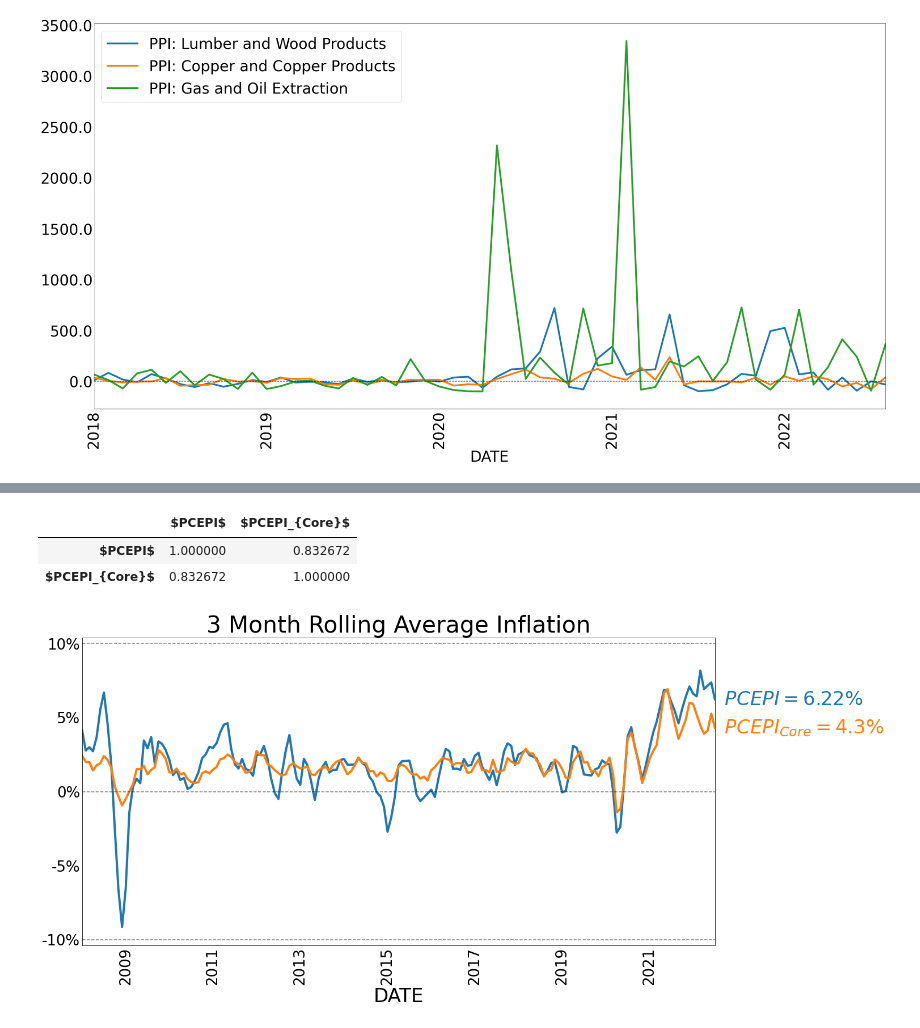
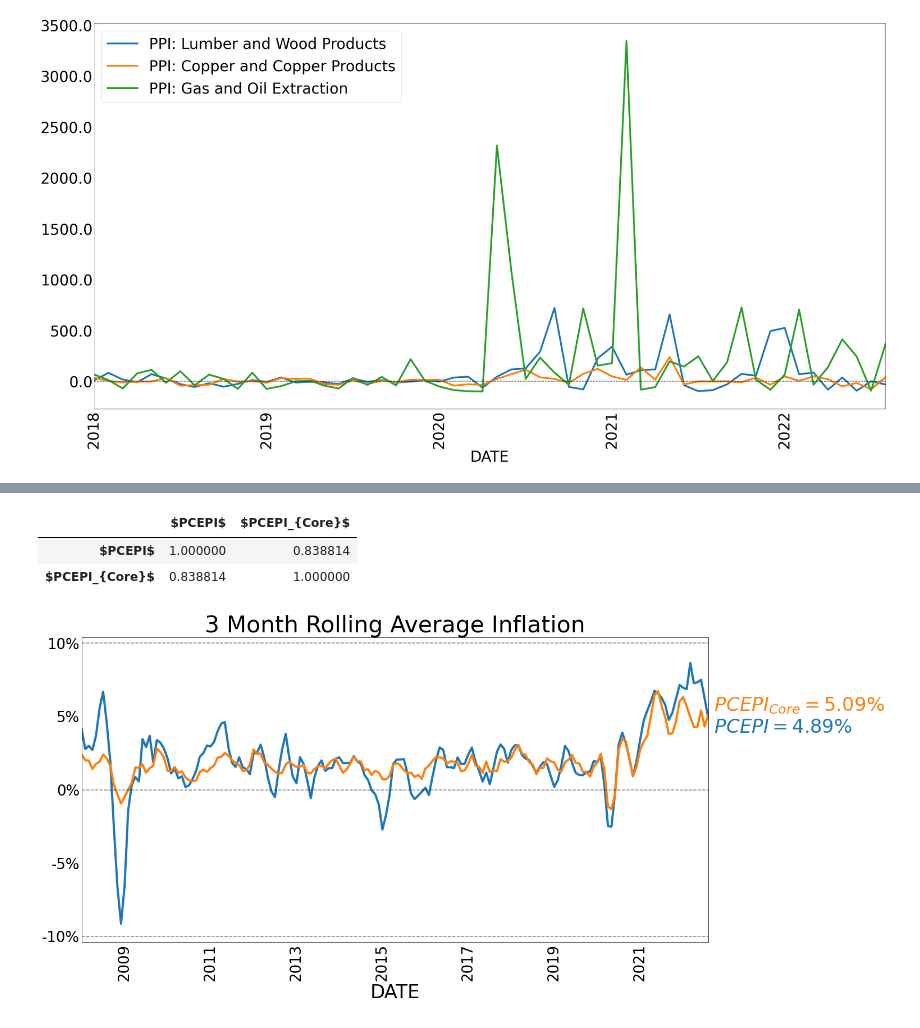
Before and after one commit to jlcatonjr/Learn-Python-for-Stats-and-Econ, a Jupyter notebook: Projects/SMP Data/Assessing Potential for Higher Inflation-Copy1.ipynb, the cells around one changed output, grey strips where cells are left out. Saved outputs shown, nothing was run; the diff lists cells and outputs as text; code cells hidden in the pictures.

```diff
--- a/Projects/SMP Data/Assessing Potential for Higher Inflation-Copy1.ipynb
+++ b/Projects/SMP Data/Assessing Potential for Higher Inflation-Copy1.ipynb
@@ -325,25 +310,25 @@ plot_df = annual_rate[plot_keys].dropna().loc["2000":]
 # %%
 plt.rcParams.update({'font.size': 34})
 
 months = 3
-plot_df = monthly_rate[plot_keys].rolling(months).mean().loc["2008":].dropna()[plot_keys[1:]].iloc[:-1]
+plot_df = monthly_rate[plot_keys].rolling(months).mean().loc["2008":].dropna()[plot_keys[1:]].iloc[:]
 fig,ax = plt.subplots(figsize=(20,10))
 plot_df.plot(ax = ax, linewidth = 4, legend = False)
 ax.axhline(0, ls = "--", color = "k", alpha = .5)
 ax.axhline(-10, ls = "--", color = "k", alpha = .5)
 ax.axhline(10, ls = "--", color = "k", alpha = .5)
 ax.set_yticklabels([str(int(val)) + "%" for val in ax.get_yticks()], fontsize = 26)
 plt.xticks(rotation=90, fontsize =26)
 ax.tick_params('both', length=0, which='both')
 
 ax.text(dates[-1],plot_df[plot_keys[2]][-1] , " " + plot_keys[2] + "$=" + str(plot_df[plot_keys[2]].round(2)[-1]) +"\%$", color = "C1", alpha = 1,
-        ha = "left", va = "center")
+        ha = "left", va = "bottom")
 ax.text(dates[-1],plot_df[plot_keys[1]][-1] , " " + plot_keys[1] + "$=" + str(plot_df[plot_keys[1]].round(2)[-1]) +"\%$", color = "C0", alpha = 1,
-        ha = "left", va = "center")
+        ha = "left", va = "top")
 ax.set_title(str(months) + " Month Rolling Average Inflation")
 plot_df.corr()
 # %% [output]
 |  | $PCEPI$ | $PCEPI_{Core}$ |
-| $PCEPI$ | 1.000000 | 0.832672 |
-| $PCEPI_{Core}$ | 0.832672 | 1.000000 |
+| $PCEPI$ | 1.000000 | 0.838814 |
+| $PCEPI_{Core}$ | 0.838814 | 1.000000 |
-[figure, old version]
+[figure, new version]
```
Also changed, not shown: parts of 11 cells of this notebook, 7 other files.
